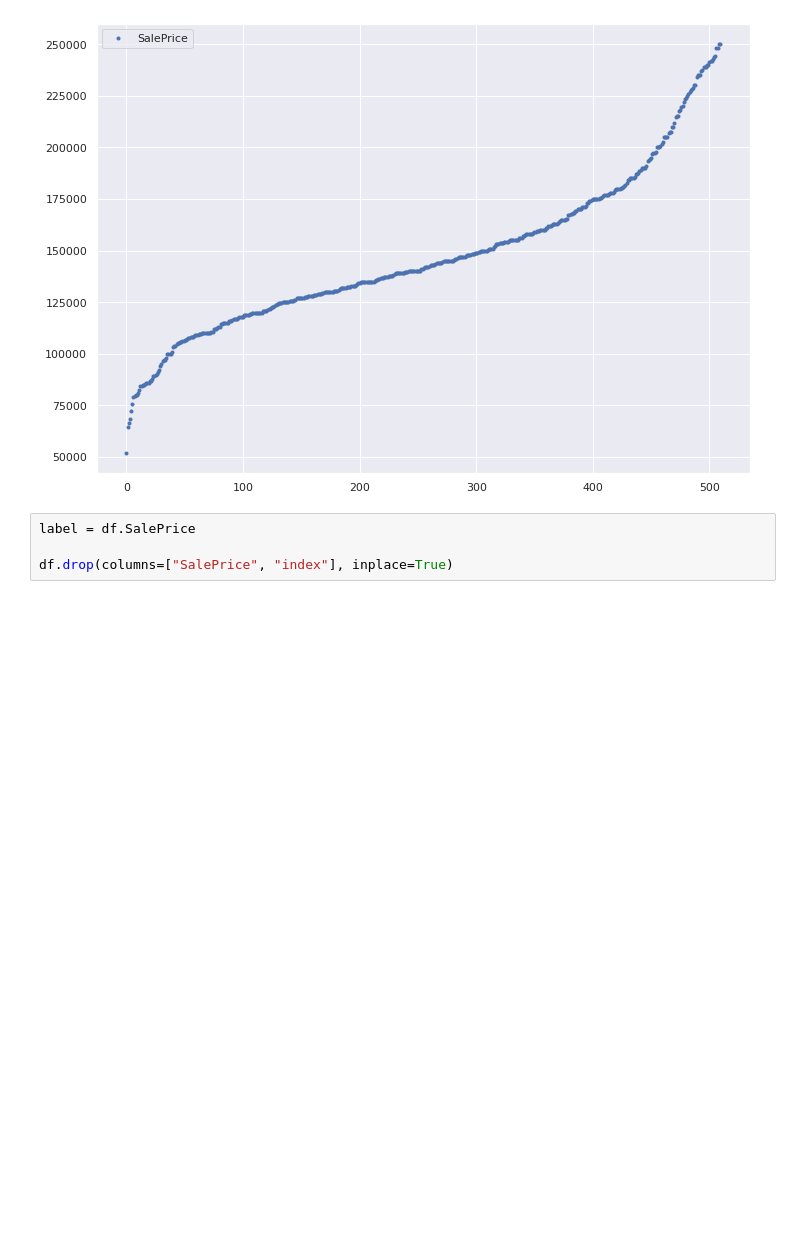
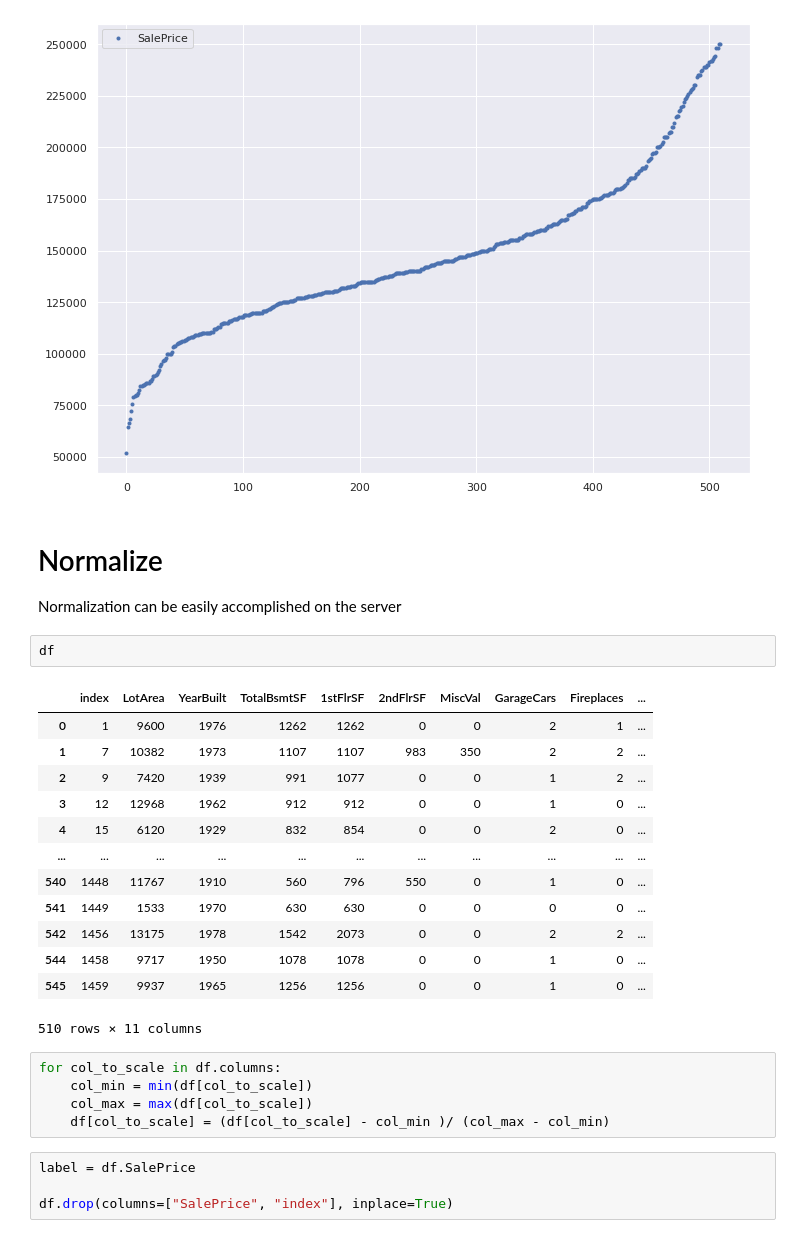
Before and after one commit to IanQS/pTensor, a Jupyter notebook: ames_housing_dataset/Ames Housing Dataset Investigation.ipynb, the cells around one changed output. Drawn from its saved outputs; the diff is of its cells as text; blank space fills up the shorter version.

```diff
--- a/ames_housing_dataset/Ames Housing Dataset Investigation.ipynb
+++ b/ames_housing_dataset/Ames Housing Dataset Investigation.ipynb
@@ -227,6 +227,31 @@ sorted_prices.plot(style='.')
 # %% [output]
 <AxesSubplot:>
 [figure]
+# %% [markdown]
+# Normalize
+
+Normalization can be easily accomplished on the server
+# %%
+df
+# %% [output]
+|  | index | LotArea | YearBuilt | TotalBsmtSF | 1stFlrSF | 2ndFlrSF | MiscVal | GarageCars | Fireplaces | ... |
+| 0 | 1 | 9600 | 1976 | 1262 | 1262 | 0 | 0 | 2 | 1 | ... |
+| 1 | 7 | 10382 | 1973 | 1107 | 1107 | 983 | 350 | 2 | 2 | ... |
+| 2 | 9 | 7420 | 1939 | 991 | 1077 | 0 | 0 | 1 | 2 | ... |
+| 3 | 12 | 12968 | 1962 | 912 | 912 | 0 | 0 | 1 | 0 | ... |
+| 4 | 15 | 6120 | 1929 | 832 | 854 | 0 | 0 | 2 | 0 | ... |
+| ... | ... | ... | ... | ... | ... | ... | ... | ... | ... | ... |
+| 540 | 1448 | 11767 | 1910 | 560 | 796 | 550 | 0 | 1 | 0 | ... |
+| 541 | 1449 | 1533 | 1970 | 630 | 630 | 0 | 0 | 0 | 0 | ... |
+| 542 | 1456 | 13175 | 1978 | 1542 | 2073 | 0 | 0 | 2 | 2 | ... |
+| 544 | 1458 | 9717 | 1950 | 1078 | 1078 | 0 | 0 | 1 | 0 | ... |
+| 545 | 1459 | 9937 | 1965 | 1256 | 1256 | 0 | 0 | 1 | 0 | ... |
+510 rows × 11 columns
+# %%
+for col_to_scale in df.columns:
+    col_min = min(df[col_to_scale])
+    col_max = max(df[col_to_scale])
+    df[col_to_scale] = (df[col_to_scale] - col_min )/ (col_max - col_min)
 # %%
 label = df.SalePrice
 
```
Also changed, not shown: parts of 2 cells of this notebook, 3 other files.
